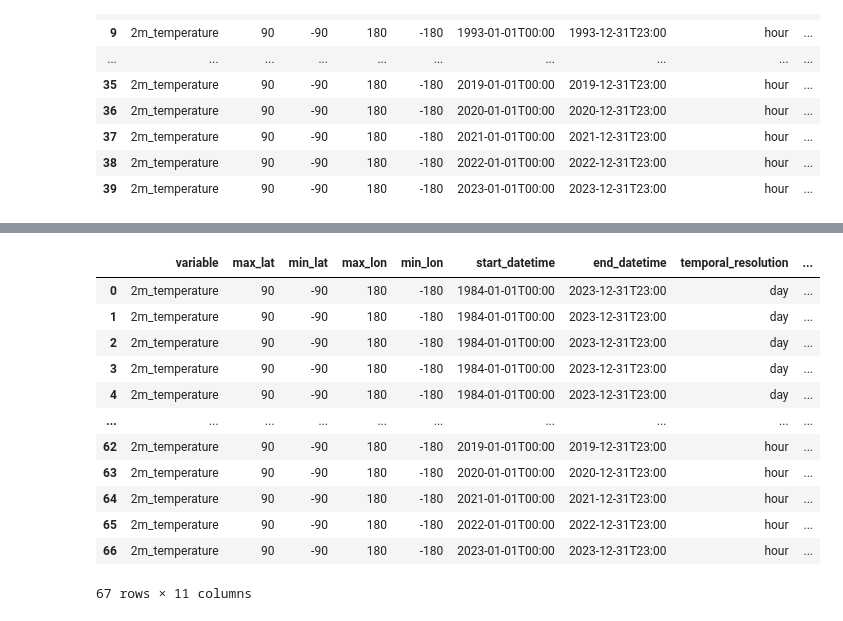
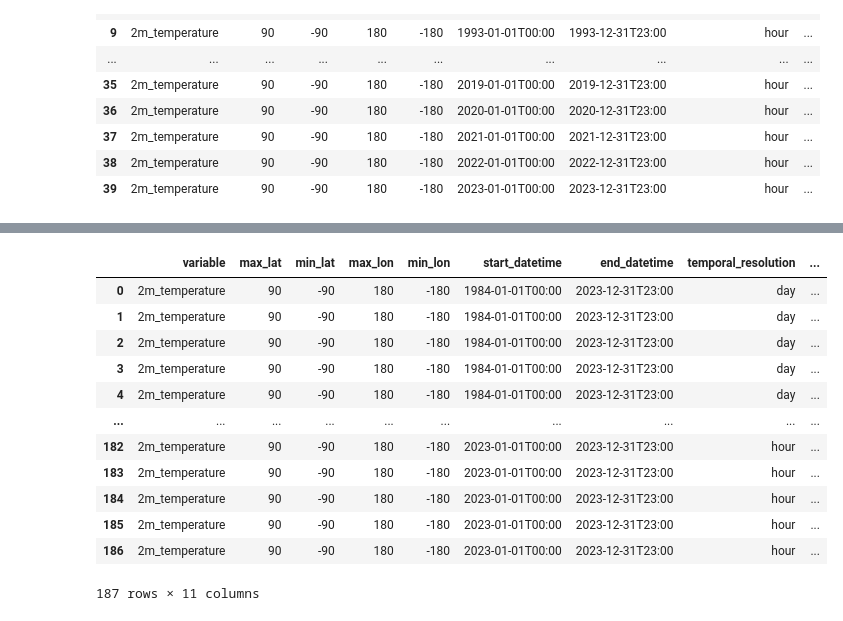
Before and after one commit to iharp3/experiment-kit, a Jupyter notebook: metadata/make_meta.ipynb, the cells around one changed output, grey strips where cells are left out. Drawn from its saved outputs; the diff is of its cells as text; code cells hidden in the pictures.

Commit message:
redo metadata

```diff
--- a/proposed/make_meta.ipynb
+++ b/metadata/make_meta.ipynb
@@ -1,10 +1,10 @@
 # %%
 import pandas as pd
 
-metadata = "metadata.csv"
+metadata = "metadata_rename.csv"
 df_meta = pd.read_csv(metadata)
 # add file_path
-df_meta["file_path"] = "/data/era5/agg/2m_temperature/" + df_meta["file_name"]
+df_meta["file_path"] = "/data/era5/agg/2m_temperature/" + df_meta["new_name"]
 # drop file_name
 df_meta = df_meta.drop(columns=["file_name"])
 # rename columns
@@ -102,3 +102,27 @@ df_raw
 | 37 | 2m_temperature | 90 | -90 | 180 | -180 | 2021-01-01T00:00 | 2021-12-31T23:00 | hour | ... |
 | 38 | 2m_temperature | 90 | -90 | 180 | -180 | 2022-01-01T00:00 | 2022-12-31T23:00 | hour | ... |
 | 39 | 2m_temperature | 90 | -90 | 180 | -180 | 2023-01-01T00:00 | 2023-12-31T23:00 | hour | ... |
+# %%
+# add spa-agg data
+spa_data = []
+for year in range(2004, 2024):
+    for spatial_resolution in [0.5, 1]:
+        for aggregation in ["mean", "max", "min"]:
+            spa_data.append(
+                {
+                    "variable": variable,
+                    "max_lat": max_lat,
+                    "min_lat": min_lat,
+                    "max_lon": max_lon,
+                    "min_lon": min_lon,
+                    "start_datetime": f"{year}-01-01T00:00",
+                    "end_datetime": f"{year}-12-31T23:00",
+                    "temporal_resolution": "hour",
+                    "spatial_resolution": spatial_resolution,
+                    "aggregation": aggregation,
+                    "file_path": f"/data/era5/agg/2m_temperature/2m_temperature-{year}_{int(100*spatial_resolution)}.nc",
+                }
+            )
+
+df_spa = pd.DataFrame(spa_data)
+df_spa
@@ -105,36 +143,36 @@ df_raw
 # %%
-df_all = pd.concat([df_meta, df_raw], ignore_index=True)
+df_all = pd.concat([df_meta, df_raw, df_spa], ignore_index=True)
 # reorder columns
 df_all = df_all[
     [
         "variable",
         "max_lat",
         "min_lat",
         "max_lon",
         "min_lon",
         "start_datetime",
         "end_datetime",
         "temporal_resolution",
         "spatial_resolution",
         "aggregation",
         "file_path",
     ]
 ]
 df_all
 # %% [output]
 |  | variable | max_lat | min_lat | max_lon | min_lon | start_datetime | end_datetime | temporal_resolution | ... |
 | 0 | 2m_temperature | 90 | -90 | 180 | -180 | 1984-01-01T00:00 | 2023-12-31T23:00 | day | ... |
 | 1 | 2m_temperature | 90 | -90 | 180 | -180 | 1984-01-01T00:00 | 2023-12-31T23:00 | day | ... |
 | 2 | 2m_temperature | 90 | -90 | 180 | -180 | 1984-01-01T00:00 | 2023-12-31T23:00 | day | ... |
 | 3 | 2m_temperature | 90 | -90 | 180 | -180 | 1984-01-01T00:00 | 2023-12-31T23:00 | day | ... |
 | 4 | 2m_temperature | 90 | -90 | 180 | -180 | 1984-01-01T00:00 | 2023-12-31T23:00 | day | ... |
 | ... | ... | ... | ... | ... | ... | ... | ... | ... | ... |
-| 62 | 2m_temperature | 90 | -90 | 180 | -180 | 2019-01-01T00:00 | 2019-12-31T23:00 | hour | ... |
-| 63 | 2m_temperature | 90 | -90 | 180 | -180 | 2020-01-01T00:00 | 2020-12-31T23:00 | hour | ... |
-| 64 | 2m_temperature | 90 | -90 | 180 | -180 | 2021-01-01T00:00 | 2021-12-31T23:00 | hour | ... |
-| 65 | 2m_temperature | 90 | -90 | 180 | -180 | 2022-01-01T00:00 | 2022-12-31T23:00 | hour | ... |
-| 66 | 2m_temperature | 90 | -90 | 180 | -180 | 2023-01-01T00:00 | 2023-12-31T23:00 | hour | ... |
+| 182 | 2m_temperature | 90 | -90 | 180 | -180 | 2023-01-01T00:00 | 2023-12-31T23:00 | hour | ... |
+| 183 | 2m_temperature | 90 | -90 | 180 | -180 | 2023-01-01T00:00 | 2023-12-31T23:00 | hour | ... |
+| 184 | 2m_temperature | 90 | -90 | 180 | -180 | 2023-01-01T00:00 | 2023-12-31T23:00 | hour | ... |
+| 185 | 2m_temperature | 90 | -90 | 180 | -180 | 2023-01-01T00:00 | 2023-12-31T23:00 | hour | ... |
+| 186 | 2m_temperature | 90 | -90 | 180 | -180 | 2023-01-01T00:00 | 2023-12-31T23:00 | hour | ... |
-67 rows × 11 columns
+187 rows × 11 columns
 # %%
 # output
 df_all.to_csv("metadata_post.csv", index=False)
```
Also changed, not shown: parts of 1 cell of this notebook, 6 other files.
